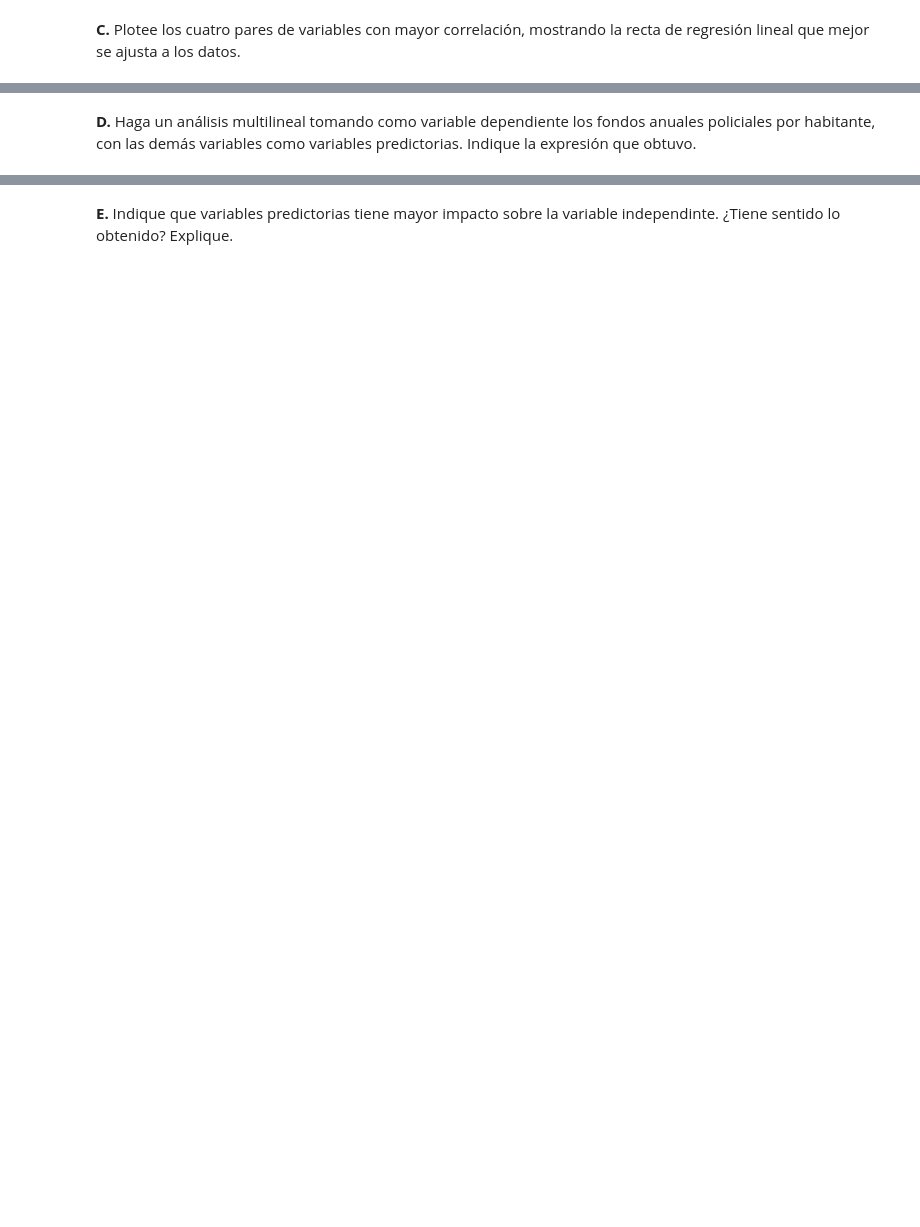
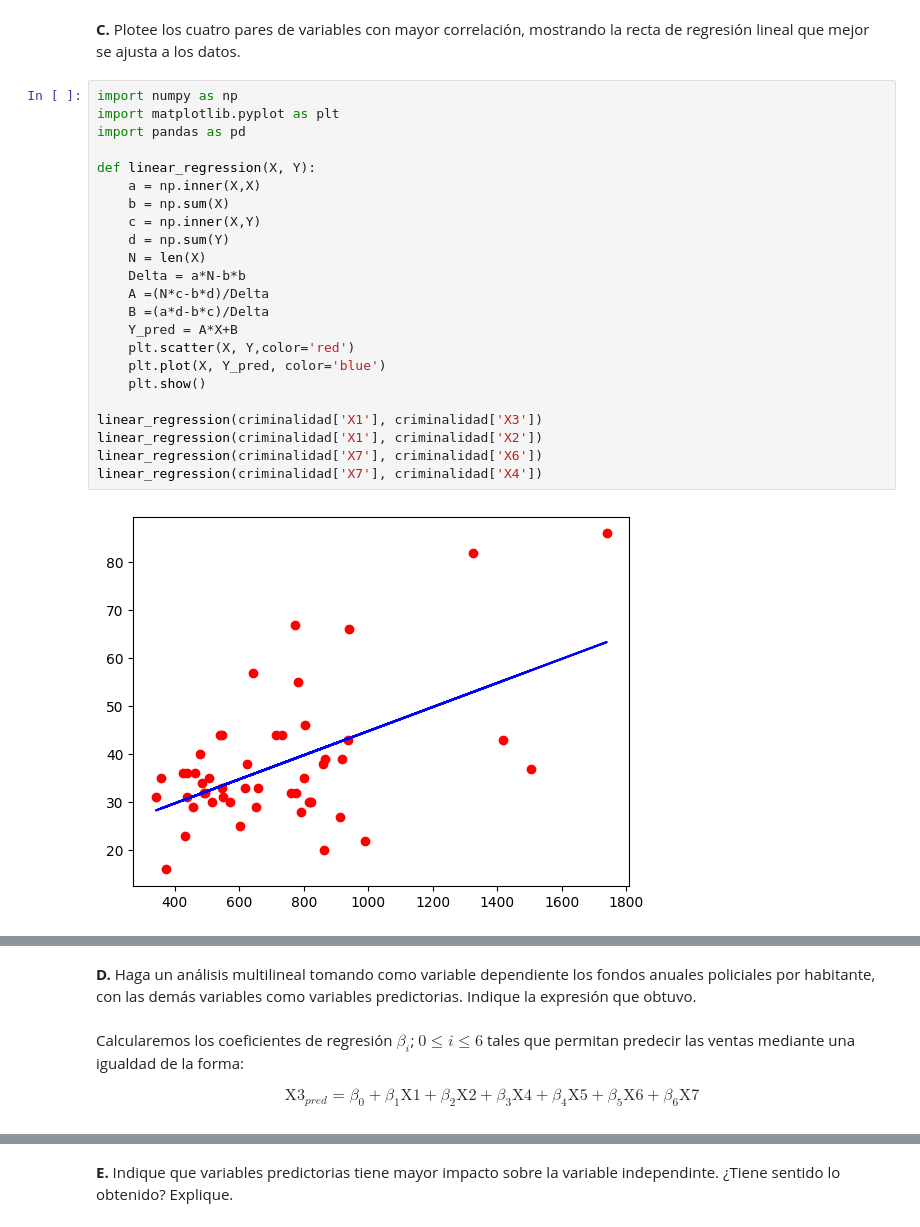
Before and after one commit to bermudez05/Siniestralidad_Bogota_BD, a Jupyter notebook: Taller 4/Taller_4.ipynb, the cells around one changed output, grey strips where cells are left out. Saved outputs shown, nothing was run; the diff lists cells and outputs as text; blank space fills up the shorter version.

```diff
--- a/Taller 4/Taller_4.ipynb
+++ b/Taller 4/Taller_4.ipynb
@@ -78,2 +164,27 @@ La tabla anterior presenta un análisis estadístico básico por cada variable c
 # %% [markdown]
 <b>C.</b> Plotee los cuatro pares de variables con mayor correlación, mostrando la recta de regresión lineal que mejor se ajusta a los datos.
+# %%
+import numpy as np
+import matplotlib.pyplot as plt
+import pandas as pd
+
+def linear_regression(X, Y):
+    a = np.inner(X,X)
+    b = np.sum(X)
+    c = np.inner(X,Y)
+    d = np.sum(Y)
+    N = len(X)
+    Delta = a*N-b*b
+    A =(N*c-b*d)/Delta
+    B =(a*d-b*c)/Delta
+    Y_pred = A*X+B
+    plt.scatter(X, Y,color='red')
+    plt.plot(X, Y_pred, color='blue')
+    plt.show()
+
+linear_regression(criminalidad['X1'], criminalidad['X3'])
+linear_regression(criminalidad['X1'], criminalidad['X2'])
+linear_regression(criminalidad['X7'], criminalidad['X6'])
+linear_regression(criminalidad['X7'], criminalidad['X4'])
+# %% [output]
+[figure, added]
@@ -80,2 +194,6 @@ La tabla anterior presenta un análisis estadístico básico por cada variable c
 # %% [markdown]
 <b>D.</b> Haga un análisis multilineal tomando como variable dependiente los fondos anuales policiales por habitante, con las demás variables como variables predictorias. Indique la expresión que obtuvo.
+# %% [markdown]
+Calcularemos los coeficientes de regresión $β_i$; $0 \leq i \leq 6$ tales que permitan predecir las ventas mediante una igualdad de la forma:
+
+$$\text{X3}_{pred} = β_0  + β_1\text{X1} + β_2\text{X2} + β_3\text{X4} + β_4\text{X5} + β_5\text{X6} + β_6\text{X7}$$
```
Also changed, not shown: parts of 12 cells of this notebook, 1 other file.
